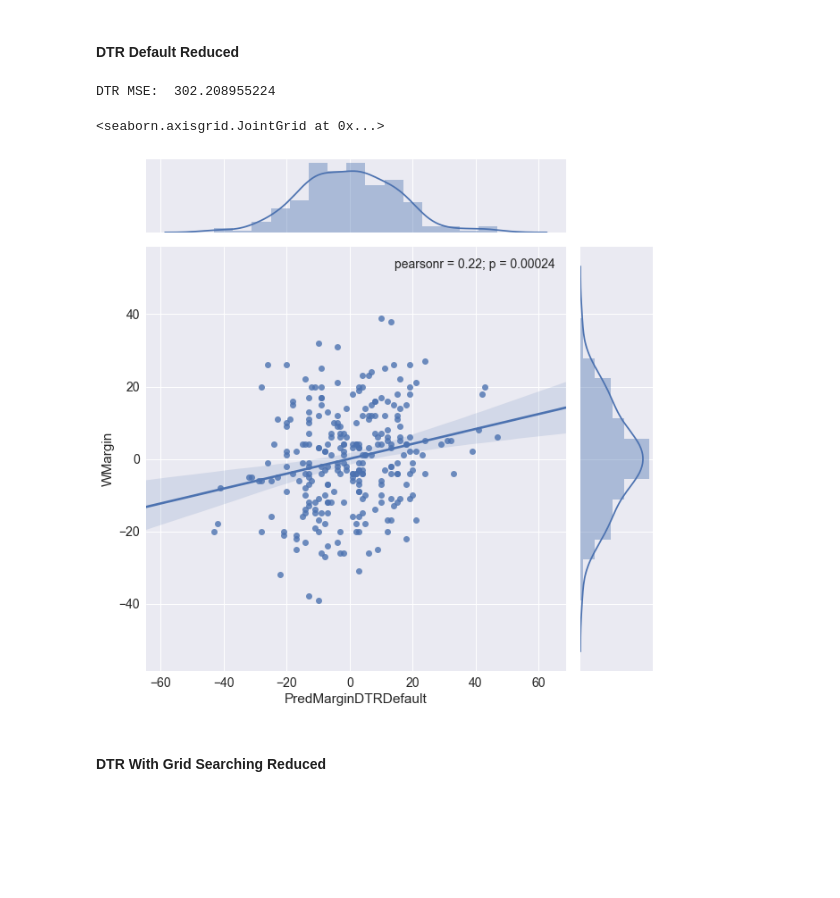
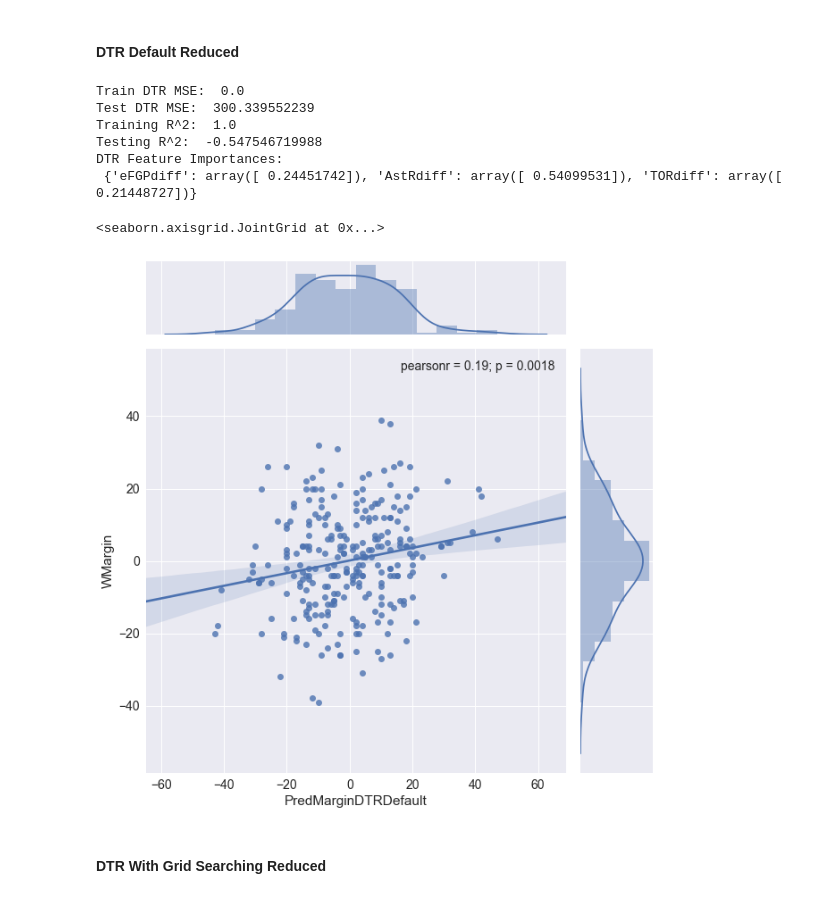
Before and after one commit to victoreram/Springboard-Data-Science, a Jupyter notebook: NCAABBPrediction/MLAdvancedStats.ipynb, the cells around one changed output. Cells and saved outputs as stored; diff of their text form; code cells hidden in the pictures; blank space fills up the shorter version.

Commit message:
Added training/test comparisons

```diff
--- a/NCAABBPrediction/MLAdvancedStats.ipynb
+++ b/NCAABBPrediction/MLAdvancedStats.ipynb
@@ -1096,0 +1223,16 @@ odds_tourney_alt = odds_tourney.copy()
+# %%
+alphas = np.logspace(start=-2, stop=2, num=5)
+cv = lm.LassoCV(alphas=alphas)
+cv.fit(X_train, y_train)
+y_pred = cv.predict(X_test)
+score = cv.score(X_test, y_true)
+alpha = cv.alpha_
+print("alpha: {} ".format(alpha))
+mses = track_scores(y_true, y_pred, 'LassoCVAdvAlt', mses)
+y_pred_train = cv.predict(X_train)
+print("Train Linear Regression With Advanced Stats MSE: ", mean_squared_error(y_train, y_pred_train))
+print("Training R^2: ", cv.score(X_train, y_train))
+print("Testing R^2: ", cv.score(X_test, y_true))
+print("LR Feature Importances: \n", dict(zip(feature_cols, cv.coef_.reshape(-1,1))))
+odds_tourney_alt = simulate_betting(odds_tourney_alt, y_pred, 'AdvLasso')
+sns.jointplot(data=odds_tourney_alt, x='PredMarginAdvLasso', y='WMargin', kind='reg', size=9)
@@ -1126,7 +1288,16 @@ y_pred = reg.predict(X_test)
 mse = mean_squared_error(y_true, y_pred)
 model_name = 'SVRAdvAlt'
 mses[model_name] = mse
-print("Linear SVR with Advanced Stats MSE: ", mse)
+y_pred_train = reg.predict(X_train)
+
+
+print("Train Linear Regression With Advanced Stats MSE: ", mean_squared_error(y_train, y_pred_train))
+print("Test Linear SVR with Advanced Stats MSE: ", mse)
+svr.set_params(C=reg.best_params_['C'])
+svr.fit(X_train, y_train)
+print("SVR Feature Importances: \n", dict(zip(feature_cols, svr.coef_.reshape(-1,1))))
+print("Training R^2: ", svr.score(X_train, y_train))
+print("Testing R^2: ", svr.score(X_test, y_true))
 odds_tourney_alt = simulate_betting(odds_tourney_alt, y_pred, 'SVR')
 
 sns.jointplot(data=odds_tourney_alt, x='PredMarginSVR', y='WMargin', kind='reg', size=9)
@@ -1281,7 +1479,16 @@ y_pred = reg.predict(X_test)
 mse = mean_squared_error(y_true, y_pred)
 model_name = 'SVRAdvRed'
 mses[model_name] = mse
-print("Linear SVR with Advanced Stats MSE: ", mse)
+y_pred_train = reg.predict(X_train)
+print("Train Linear Regression With Advanced Stats MSE: ", mean_squared_error(y_train, y_pred_train))
+print("Test Linear SVR with Advanced Stats MSE: ", mse)
+svr.set_params(C=reg.best_params_['C'])
+svr.fit(X_train, y_train)
+print("Training R^2: ", svr.score(X_train, y_train))
+print("Testing R^2: ", svr.score(X_test, y_true))
+svr.set_params(C=reg.best_params_['C'])
+svr.fit(X_train, y_train)
+print("SVR Feature Importances: \n", dict(zip(feature_cols, svr.coef_.reshape(-1,1))))
 odds_tourney_red = simulate_betting(odds_tourney_red, y_pred, 'SVR')
 
 sns.jointplot(data=odds_tourney_red, x='PredMarginSVR', y='WMargin', kind='reg', size=9)
@@ -1294,17 +1506,27 @@ Linear SVR with Advanced Stats MSE:  145.81482555
 # %%
 dtr = DecisionTreeRegressor(random_state=42018)
 dtr.fit(X_train, y_train)
 y_pred = dtr.predict(X_test)
 odds_tourney_red = simulate_betting(odds_tourney_red, y_pred, 'DTRDefault')
 mse = mean_squared_error(y_true, y_pred)
 model_name = 'DTRDefaultRed'
 mses[model_name] = mse
-print("DTR MSE: ", mse)
+y_pred_train = dtr.predict(X_train)
+print("Train DTR MSE: ", mean_squared_error(y_train, y_pred_train))
+print("Test DTR MSE: ", mse)
+print("Training R^2: ", dtr.score(X_train, y_train))
+print("Testing R^2: ", dtr.score(X_test, y_true))
+print("DTR Feature Importances: \n", dict(zip(feature_cols, dtr.feature_importances_.reshape(-1,1))))
 sns.jointplot(data=odds_tourney_red, x='PredMarginDTRDefault', y='WMargin', kind='reg', size=9)
 # %% [output]
-DTR MSE:  302.208955224
+Train DTR MSE:  0.0
+Test DTR MSE:  300.339552239
+Training R^2:  1.0
+Testing R^2:  -0.547546719988
+DTR Feature Importances:
+ {'eFGPdiff': array([ 0.24451742]), 'AstRdiff': array([ 0.54099531]), 'TORdiff': array([ 0.21448727])}
 <seaborn.axisgrid.JointGrid at 0x...>
-[figure, old version]
+[figure, new version]
 # %% [markdown]
 #### DTR With Grid Searching Reduced
 # %%
```
Also changed, not shown: parts of 28 cells of this notebook.
